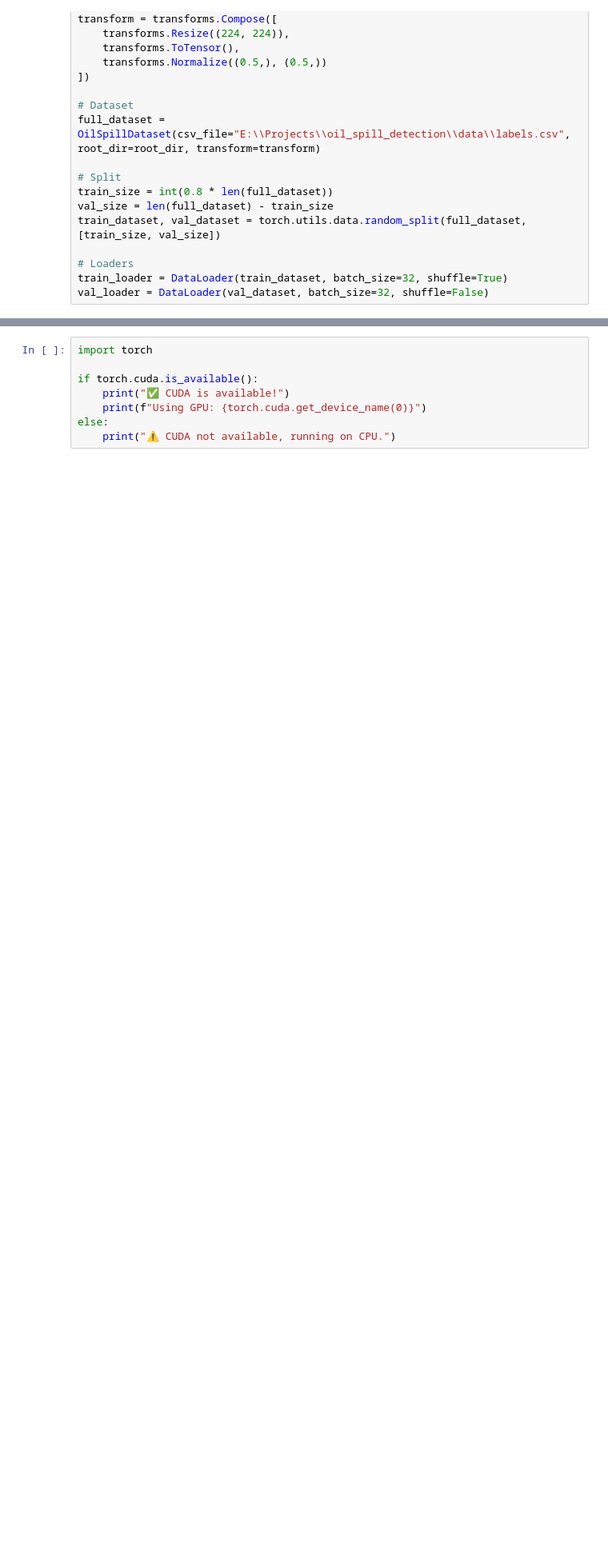
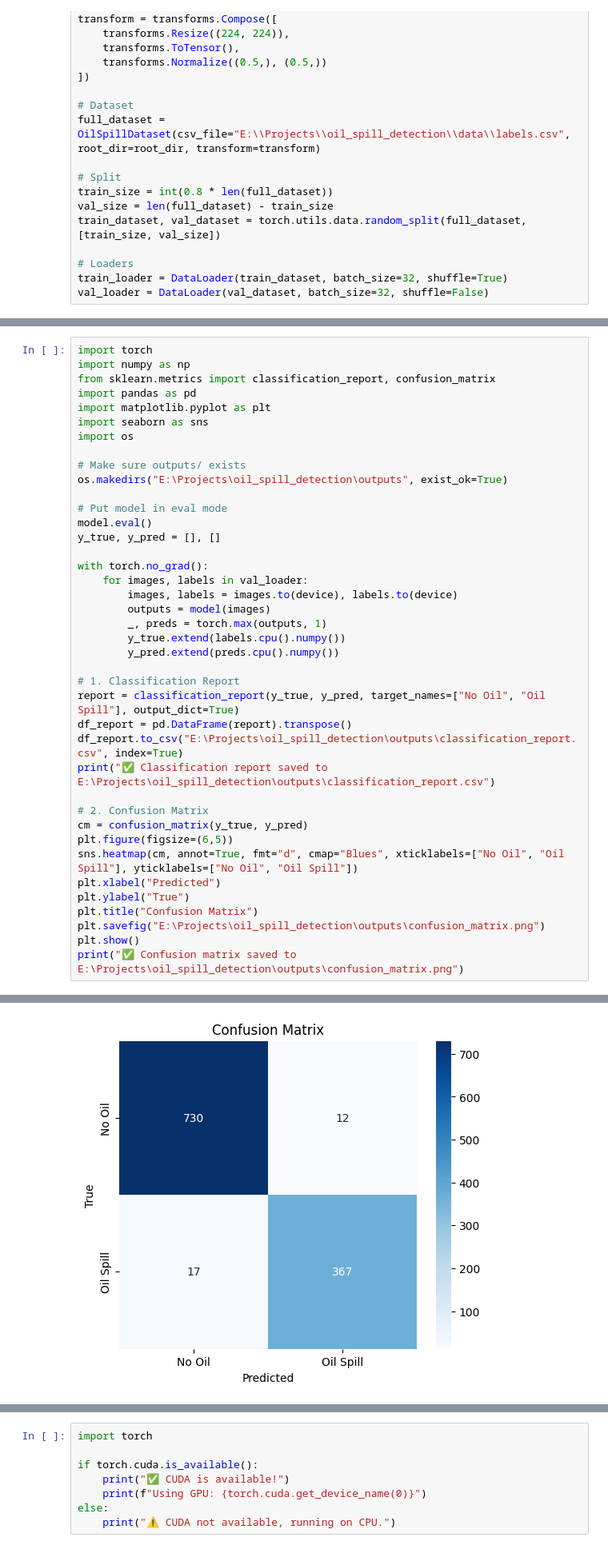
Before and after one commit to kr-deepan/AirSEA, a Jupyter notebook: notebooks/phase1_classification.ipynb, the cells around one changed output, grey strips where cells are left out. Shown: that part at 80% size. Cells and saved outputs as stored; diff of their text form; blank space fills up the shorter version.

```diff
--- a/notebooks/phase1_classification.ipynb
+++ b/notebooks/phase1_classification.ipynb
@@ -215,0 +205,41 @@ Confusion Matrix:
+# %%
+import torch
+import numpy as np
+from sklearn.metrics import classification_report, confusion_matrix
+import pandas as pd
+import matplotlib.pyplot as plt
+import seaborn as sns
+import os
+
+# Make sure outputs/ exists
+os.makedirs("E:\Projects\oil_spill_detection\outputs", exist_ok=True)
+
+# Put model in eval mode
+model.eval()
+y_true, y_pred = [], []
+
+with torch.no_grad():
+    for images, labels in val_loader:
+        images, labels = images.to(device), labels.to(device)
+        outputs = model(images)
+        _, preds = torch.max(outputs, 1)
+        y_true.extend(labels.cpu().numpy())
+        y_pred.extend(preds.cpu().numpy())
+
+# 1. Classification Report
+report = classification_report(y_true, y_pred, target_names=["No Oil", "Oil Spill"], output_dict=True)
+df_report = pd.DataFrame(report).transpose()
+df_report.to_csv("E:\Projects\oil_spill_detection\outputs\classification_report.csv", index=True)
+print("✅ Classification report saved to E:\Projects\oil_spill_detection\outputs\classification_report.csv")
+
+# 2. Confusion Matrix
+cm = confusion_matrix(y_true, y_pred)
+plt.figure(figsize=(6,5))
+sns.heatmap(cm, annot=True, fmt="d", cmap="Blues", xticklabels=["No Oil", "Oil Spill"], yticklabels=["No Oil", "Oil Spill"])
+plt.xlabel("Predicted")
+plt.ylabel("True")
+plt.title("Confusion Matrix")
+plt.savefig("E:\Projects\oil_spill_detection\outputs\confusion_matrix.png")
+plt.show()
+print("✅ Confusion matrix saved to E:\Projects\oil_spill_detection\outputs\confusion_matrix.png")
+# %% [output]
@@ -215,0 +247 @@ Confusion Matrix:
+[figure, added]
```
Also changed, not shown: parts of 6 cells of this notebook.
